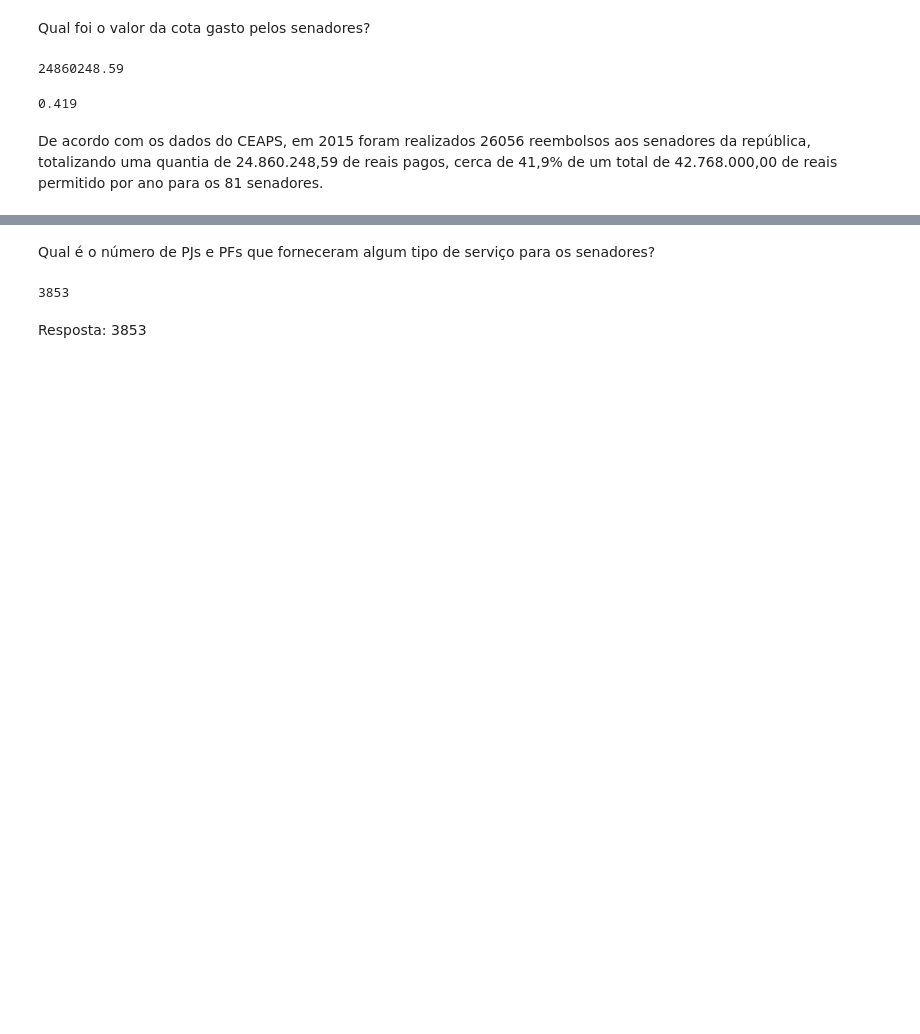
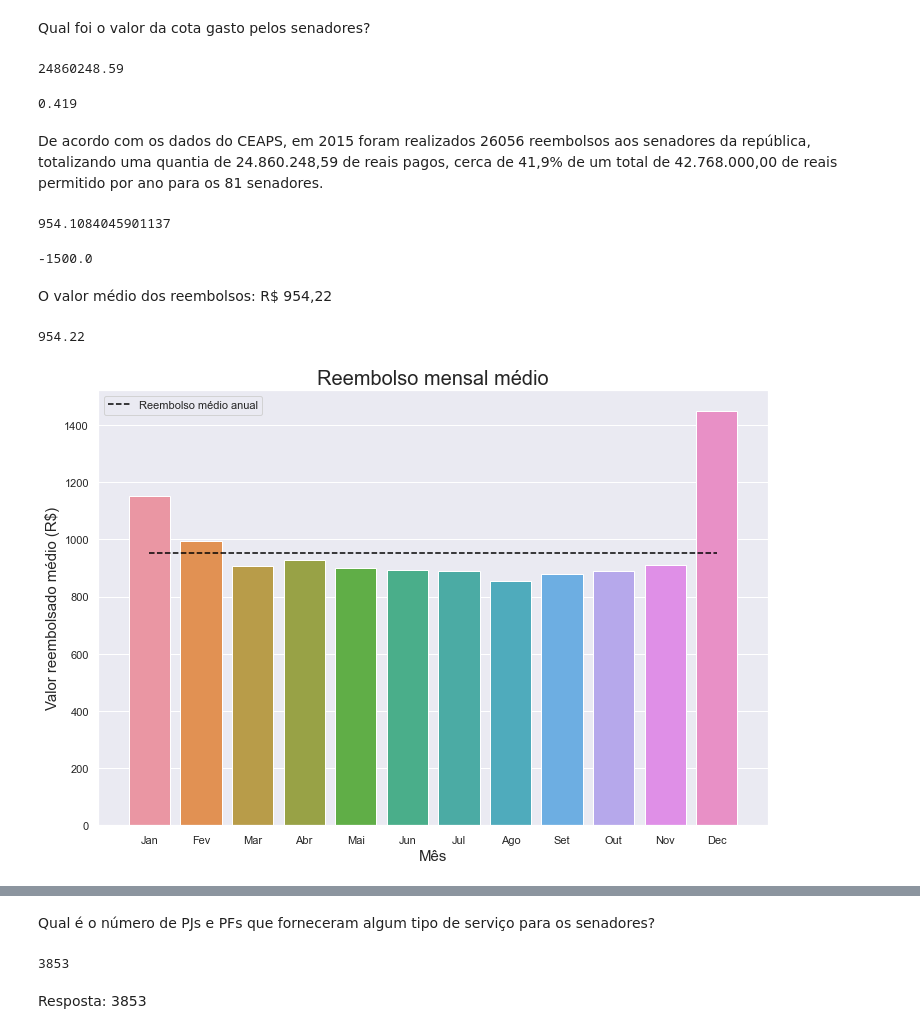
Before and after one commit to jvscursulim/7daysofcode_alura, a Jupyter notebook: ceaps.ipynb, the cells around one changed output, grey strips where cells are left out. Saved outputs shown, nothing was run; the diff lists cells and outputs as text; code cells hidden in the pictures; blank space fills up the shorter version.

```diff
--- a/ceaps.ipynb
+++ b/ceaps.ipynb
@@ -468,3 +466,34 @@ np.round(total_anual, 3)
 0.419
 # %% [markdown]
 De acordo com os dados do CEAPS, em 2015 foram realizados 26056 reembolsos aos senadores da república, totalizando uma quantia de 24.860.248,59 de reais pagos, cerca de 41,9% de um total de 42.768.000,00 de reais permitido por ano para os 81 senadores.
+# %%
+df['VALOR_REEMBOLSADO'].mean()
+# %% [output]
+954.1084045901137
+# %%
+df['VALOR_REEMBOLSADO'].min()
+# %% [output]
+-1500.0
+# %%
+for index in df[df['VALOR_REEMBOLSADO'] < 0].index:
+
+    df['VALOR_REEMBOLSADO'][index] = -1*df['VALOR_REEMBOLSADO'][index]
+# %% [markdown]
+O valor médio dos reembolsos: R$ 954,22
+# %%
+np.round(df['VALOR_REEMBOLSADO'].mean(), 2)
+# %% [output]
+954.22
+# %%
+fig, ax = plt.subplots()
+
+ax = sns.barplot(x = months, y = df.groupby('MES')['VALOR_REEMBOLSADO'].mean())
+ax.hlines(np.round(df['VALOR_REEMBOLSADO'].mean(), 2), xmin = 0, xmax = 11, linestyle = "dashed", color = "black", label = "Reembolso médio anual")
+ax.set_xlabel("Mês", fontsize = 15)
+ax.set_ylabel("Valor reembolsado médio (R$)", fontsize = 15)
+ax.set_title("Reembolso mensal médio", fontsize = 20)
+ax.legend()
+fig.set_size_inches((12,8))
+fig.savefig("figures\grafico_reembolso_mensal_medio.png")
+# %% [output]
+[figure, added]
```
Also changed, not shown: parts of 28 cells of this notebook, 5 other files.
